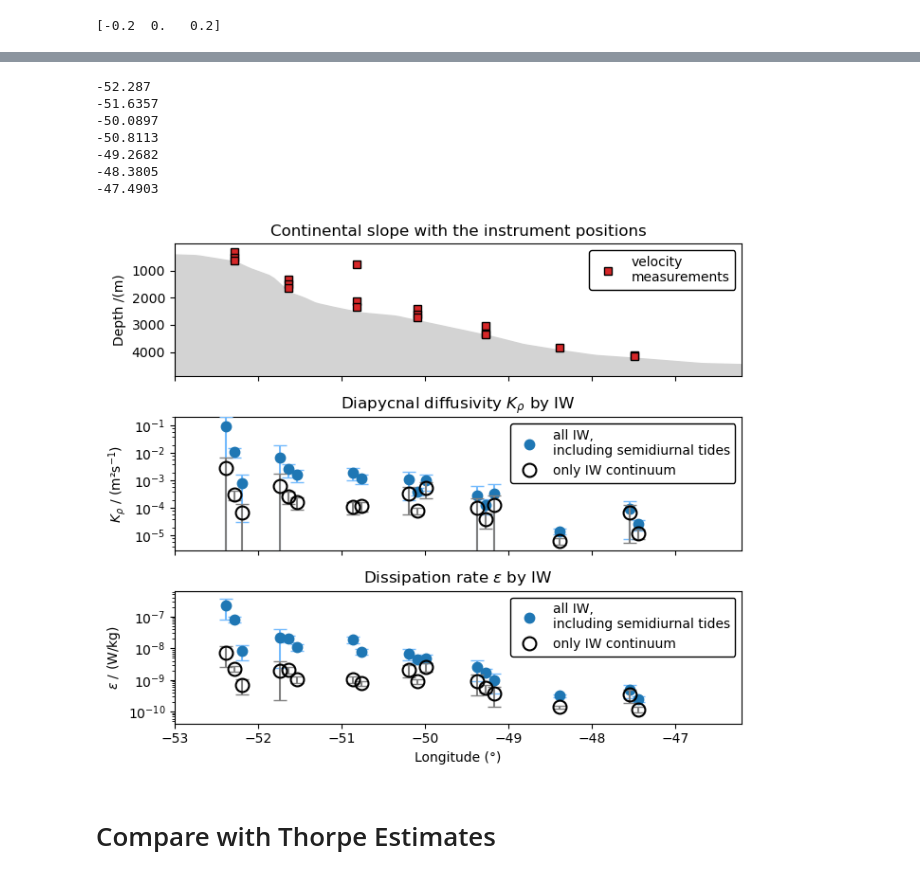
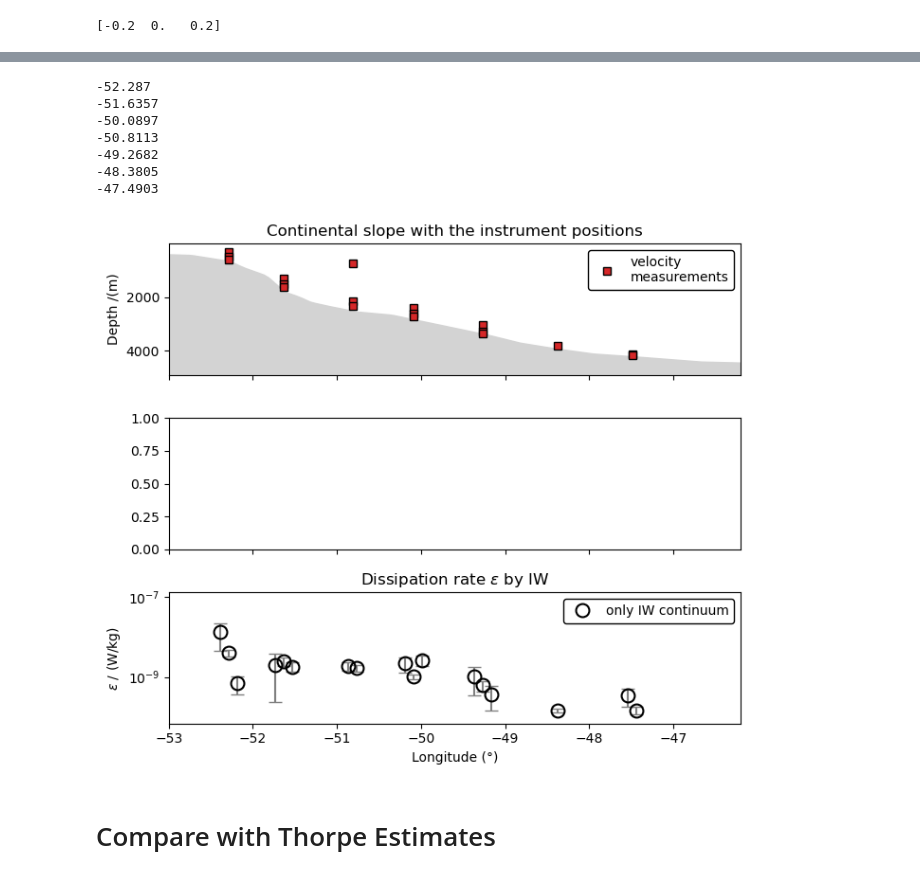
Before and after one commit to opinner/Pinner_et_al_2024, a Jupyter notebook: scripts/IDEMIX_parametrization/local dissipation rates.ipynb, the cells around one changed output, grey strips where cells are left out. Saved outputs shown, nothing was run; the diff lists cells and outputs as text; code cells hidden in the pictures.

Commit message:
new results piped to result figures

```diff
--- a/scripts/IDEMIX_parametrization/local dissipation rates.ipynb
+++ b/scripts/IDEMIX_parametrization/local dissipation rates.ipynb
@@ -471,9 +471,9 @@ def get_error_of_dissipation_rate(coriolis_frequency, buoyancy_frequency, error_
 
     assert error_due_to_E == 0 or np.isnan(error_due_to_E)
 
-    total_error = np.sqrt(error_due_to_N**2 + error_due_to_E**2)
+    dissipation_total_error = np.sqrt(error_due_to_N**2 + error_due_to_E**2)
 
-    return total_error
+    return dissipation_total_error
 # %% [markdown]
 # Stopped Here!
 
@@ -484,20 +514,23 @@ def get_error_of_dissipation_rate(coriolis_frequency, buoyancy_frequency, error_
 # %%
-energy_levels["eps_IW"] = energy_levels.apply(
+energy_levels["eps_IGW"] = energy_levels.apply(
     lambda row: get_dissipation_rate(
         coriolis_frequency = row['coriolis frequency'],
         buoyancy_frequency = row['N'],
-        energy_level = row['IW'])
+        energy_level = row['available'])
     , axis=1)
 
-energy_levels["eps_IW_error"] = energy_levels.apply(
+energy_levels["eps_IGW_error"] = energy_levels.apply(
     lambda row: get_error_of_dissipation_rate(
         coriolis_frequency = row['coriolis frequency'],
         buoyancy_frequency = row['N'],
         error_buoyancy_frequency = row['N Error'],
-        energy_level = row['IW'],
+        energy_level = row['available'],
         error_energy_level = 0)
     , axis=1)
 
+
+
+"""
 energy_levels["eps"] = energy_levels.apply(
     lambda row: get_dissipation_rate(
         coriolis_frequency = row['coriolis frequency'],
@@ -513,3 +546,4 @@ energy_levels["eps_error"] = energy_levels.apply(
         energy_level = row['IW'] + row['baroclinic'],
         error_energy_level = 0)
     , axis=1)
+""";
@@ -875,8 +881,7 @@ f.savefig("./figures/Krho_IW_poster", dpi = 800)
 # %%
-data = np.load("./data/transect_bathymetry.npz")
+data = np.load("../../data/transect_bathymetry.npz")
 bat_depth = data["depth"]
 bat_lon = data["lon"]
-
 
 #find out how many points per location will be drawn
 groups = energy_levels.groupby("lon")
@@ -884,7 +889,7 @@ fig,ax = plt.subplots(nrows = 3, sharex = True, figsize = (7,6))
 for lon in set(energy_levels["lon"]):
     print(lon)
     group = groups.get_group(lon)
-    group = group.sort_values("mab")
+    group = group.sort_values("rounded_mab")
     nr_of_points = len(group.index)
 
     #to declutter the figure, points are shifted centered around the original x value.
@@ -897,37 +902,38 @@ for lon in set(energy_levels["lon"]):
     #centering
     xshift = xshift - np.median(xshift)
 
-    if not group["baroclinic"].isnull().values.all():
-        ax[1].errorbar(group["lon"] + xshift, group["K_rho"], yerr = group["K_rho_error"], capsize = 5, fmt = "None", color = "xkcd:sky blue", zorder = 10)
-        ax[1].semilogy(group["lon"] + xshift, group["K_rho"], marker = ".", c = "tab:blue", ls = "None", ms = 15, zorder = 10)
-    ax[1].errorbar(group["lon"] + xshift, group["K_rho_IW"], yerr = group["K_rho_IW_error"], capsize = 5, fmt = "None", color = "gray", zorder = 10)
-    ax[1].semilogy(group["lon"] + xshift, group["K_rho_IW"], marker = ".", ls = "None", c = "k", markeredgewidth=1.5, markerfacecolor = "none", ms = 20, zorder = 10)
+    #if not group["baroclinic"].isnull().values.all():
+    #    pass
+        #ax[1].errorbar(group["lon"] + xshift, group["K_rho"], yerr = group["K_rho_error"], capsize = 5, fmt = "None", color = "xkcd:sky blue", zorder = 10)
+        #ax[1].semilogy(group["lon"] + xshift, group["K_rho"], marker = ".", c = "tab:blue", ls = "None", ms = 15, zorder = 10)
+    #ax[1].errorbar(group["lon"] + xshift, group["K_rho_IW"], yerr = group["K_rho_IW_error"], capsize = 5, fmt = "None", color = "gray", zorder = 10)
+    #ax[1].semilogy(group["lon"] + xshift, group["K_rho_IW"], marker = ".", ls = "None", c = "k", markeredgewidth=1.5, markerfacecolor = "none", ms = 20, zorder = 10)
 
     # label = "all IW, including tides"
-    ax[2].errorbar(group["lon"] + xshift, group["eps"], yerr = group["eps_error"], capsize = 5, fmt = "None", color = "xkcd:sky blue", zorder = 10)
-    ax[2].semilogy(group["lon"] + xshift, group["eps"], marker = ".", c = "tab:blue", ls = "None", ms = 15, zorder = 10)
+    #ax[2].errorbar(group["lon"] + xshift, group["eps"], yerr = group["eps_error"], capsize = 5, fmt = "None", color = "xkcd:sky blue", zorder = 10)
+    #ax[2].semilogy(group["lon"] + xshift, group["eps"], marker = ".", c = "tab:blue", ls = "None", ms = 15, zorder = 10)
     #label = "only IW continuum"
-    ax[2].errorbar(group["lon"] + xshift, group["eps_IW"], yerr = group["eps_IW_error"], capsize = 5, fmt = "None", color = "gray", zorder = 10)
-    ax[2].semilogy(group["lon"] + xshift, group["eps_IW"], marker = ".", ls = "None", c = "k", markeredgewidth=1.5, markerfacecolor = "none", ms = 20, zorder = 10)
+    ax[2].errorbar(group["lon"] + xshift, group["eps_IGW"], yerr = group["eps_IGW_error"], capsize = 5, fmt = "None", color = "gray", zorder = 10)
+    ax[2].semilogy(group["lon"] + xshift, group["eps_IGW"], marker = ".", ls = "None", c = "k", markeredgewidth=1.5, markerfacecolor = "none", ms = 20, zorder = 10)
 
 
-ax[1].set_ylabel(r"$K_\rho$ / (m²s$^{-1}$)")
+#ax[1].set_ylabel(r"$K_\rho$ / (m²s$^{-1}$)")
 
 # only for the legend, shifted outside frame
-ax[1].semilogy(group["lon"] + xshift, 1e10*group["eps"], marker = ".", c = "tab:blue", ls = "None", ms = 15, label = "all IW,\nincluding semidiurnal tides")
-ax[1].semilogy(group["lon"] + xshift, 1e10*group["eps_IW"], marker = ".", ls = "None", c = "k", markeredgewidth=1.5, markerfacecolor = "none", ms = 20, label = "only IW continuum")
-ax[1].set_ylim(3e-6,2e-1)
+#ax[1].semilogy(group["lon"] + xshift, 1e10*group["eps"], marker = ".", c = "tab:blue", ls = "None", ms = 15, label = "all IW,\nincluding semidiurnal tides")
+#ax[1].semilogy(group["lon"] + xshift, 1e10*group["eps_IGW"], marker = ".", ls = "None", c = "k", markeredgewidth=1.5, markerfacecolor = "none", ms = 20, label = "only IW continuum")
+#ax[1].set_ylim(3e-6,2e-1)
 
-ax[1].set_title(r"Diapycnal diffusivity $K_\rho$ by IW")
-import matplotlib
-locmaj = matplotlib.ticker.LogLocator(base=10,numticks=6)
-ax[1].yaxis.set_major_locator(locmaj)
-locmin = matplotlib.ticker.LogLocator(base=10.0,subs=(0.2,0.4,0.6,0.8),numticks=12)
-ax[1].yaxis.set_minor_locator(locmin)
-ax[1].yaxis.set_minor_formatter(matplotlib.ticker.NullFormatter())
+#ax[1].set_title(r"Diapycnal diffusivity $K_\rho$ by IW")
+#import matplotlib
+#locmaj = matplotlib.ticker.LogLocator(base=10,numticks=6)
+#ax[1].yaxis.set_major_locator(locmaj)
+#locmin = matplotlib.ticker.LogLocator(base=10.0,subs=(0.2,0.4,0.6,0.8),numticks=12)
+#ax[1].yaxis.set_minor_locator(locmin)
+#ax[1].yaxis.set_minor_formatter(matplotlib.ticker.NullFormatter())
 ax[2].set_xlabel("Longitude (°)")
 
-ax[1].legend(loc = "best", framealpha = 1, edgecolor = "k")#, facecolor = "lightgray")
+#ax[1].legend(loc = "best", framealpha = 1, edgecolor = "k")#, facecolor = "lightgray")
 
 ax[0].set_title(r"Continental slope with the instrument positions")
 ax[0].invert_yaxis()
@@ -942,37 +948,37 @@ ylims = ax[0].get_ylim()
 ax[0].plot(mooring.location.lon*np.ones(len(d)),-d,"s", label = "velocity\nmeasurements", color = "tab:red", markersize = 6, markeredgecolor = "k", zorder = 5)
 ax[0].set_ylim(ylims)
 ax[0].legend(loc = "best", framealpha = 1, edgecolor = "k")
 
 ax[2].set_title(r"Dissipation rate $\varepsilon$ by IW")
 ax[2].set_ylabel(r"$\varepsilon$ / (W/kg)")
 ylims = ax[2].get_ylim()
 
 # only for the legend, shifted outside frame
-ax[2].semilogy(group["lon"] + xshift, 1e10*group["eps"], marker = ".", c = "tab:blue", ls = "None", ms = 15, label = "all IW,\nincluding semidiurnal tides")
-ax[2].semilogy(group["lon"] + xshift, 1e10*group["eps_IW"], marker = ".", ls = "None", c = "k", markeredgewidth=1.5, markerfacecolor = "none", ms = 20, label = "only IW continuum")
+#ax[2].semilogy(group["lon"] + xshift, 1e10*group["eps"], marker = ".", c = "tab:blue", ls = "None", ms = 15, label = "all IW,\nincluding semidiurnal tides")
+ax[2].semilogy(group["lon"] + xshift, 1e10*group["eps_IGW"], marker = ".", ls = "None", c = "k", markeredgewidth=1.5, markerfacecolor = "none", ms = 20, label = "only IW continuum")
 
 ax[2].set_ylim(ylims[0]-2e-11,ylims[1]+1e-7)
 ax[2].legend(loc = "best", framealpha = 1, edgecolor = "k")
 
 #ax[2].yaxis.set_major_locator(locmaj)
 #locmin = matplotlib.ticker.LogLocator(base=10.0,subs=(0.2,0.4,0.6,0.8),numticks=12)
 #ax[2].yaxis.set_minor_locator(locmin)
 #ax[2].yaxis.set_minor_formatter(matplotlib.ticker.NullFormatter())
 
 ax[0].set_xlim(-53,-46.2)
 
 fig.tight_layout()
 #help.IO.save_as_pickle((f,a), name= "./data/K_rho_fig")
-fig.savefig("./figures/Krho_IW_poster", dpi = 300)
+#fig.savefig("./figures/Krho_IW_poster", dpi = 300)
 # %% [output]
 -52.287
 -51.6357
 -50.0897
 -50.8113
 -49.2682
 -48.3805
 -47.4903
-[figure, old version]
+[figure, new version]
 # %% [markdown]
 # Compare with Thorpe Estimates
 # %%
```
Also changed, not shown: parts of 19 cells of this notebook, 1 other file.
